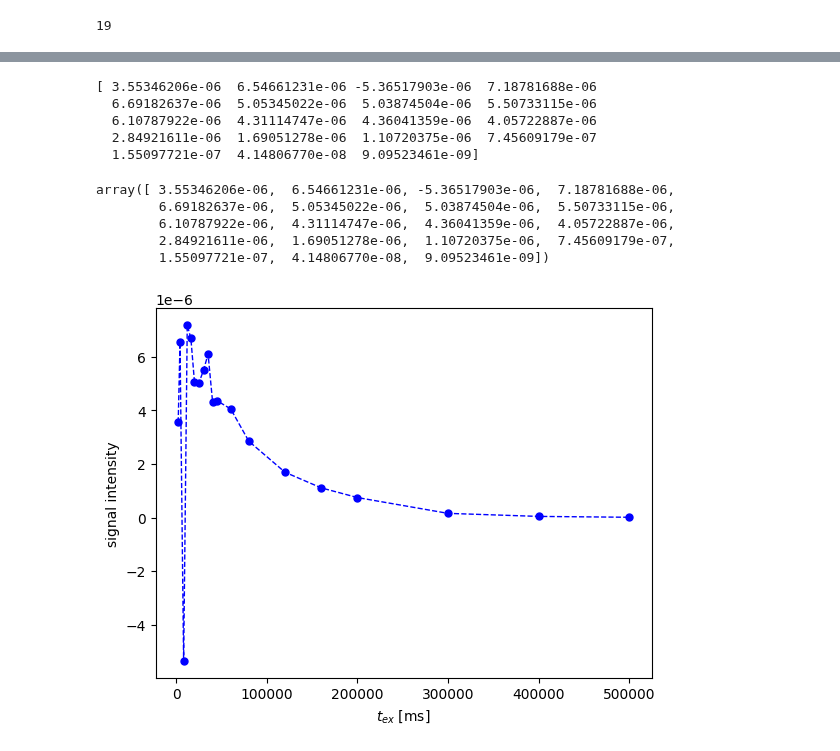
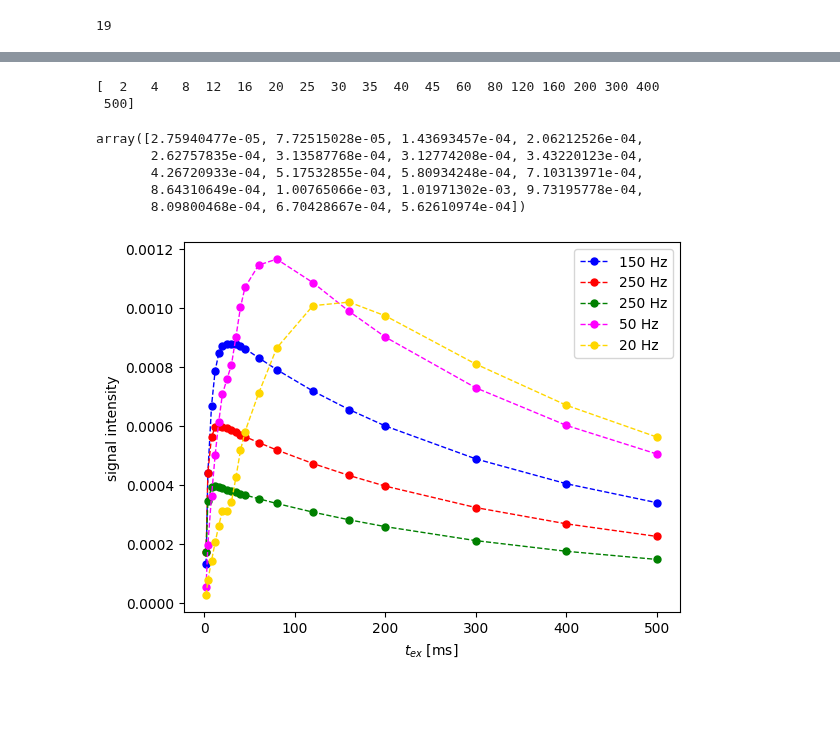
Before and after one commit to dantona02/optim, a Jupyter notebook: extime_variation.ipynb, the cells around one changed output, grey strips where cells are left out. Saved outputs shown, nothing was run; the diff lists cells and outputs as text; code cells hidden in the pictures; blank space fills up the shorter version.

```diff
--- a/extime_variation.ipynb
+++ b/extime_variation.ipynb
@@ -131,36 +108,63 @@ t_ex, signal = run_variation(seq_path_on,
 # %%
 fig, ax = plt.subplots(dpi=100)
+
+print(t_ex)
 
 signal_150Hz = np.array([0.00013354, 0.00044124, 0.00066779, 0.00078715, 0.00084597,
                   0.00087244, 0.0008787,  0.00087796, 0.00087633, 0.00087088,
                   0.00086204, 0.00083122, 0.00079111, 0.0007186,  0.00065583,
                   0.00060029, 0.00048881, 0.00040469, 0.00034043])
 
-#np.array([0.002, 0.004, 0.008, 0.012, 0.016, 0.02, 0.025, 0.03, 0.035, 0.04, 0.045, 0.06, 0.08, 0.12, 0.16, 0.2, 0.3, 0.4, 0.5])
-print(signal)
-plt.plot(t_ex * 1000, signal, 'o--', c='blue', linewidth=1, markersize=5)
+signal_250Hz = np.array([0.00017487, 0.00044258, 0.00056329, 0.00059603, 0.00060117,
+       0.00059853, 0.00059204, 0.00058523, 0.00057833, 0.00057129,
+       0.00056425, 0.00054425, 0.00051907, 0.0004732 , 0.00043265,
+       0.00039669, 0.00032401, 0.00026891, 0.00022631])
+
+signal_350Hz = np.array([0.000173  , 0.00034654, 0.00039254, 0.00039635, 0.00039344,
+       0.00038971, 0.00038494, 0.00038026, 0.00037563, 0.00037113,
+       0.00036674, 0.00035399, 0.0003379 , 0.00030856, 0.00028257,
+       0.00025948, 0.00021209, 0.00017603, 0.00014835])
+
+signal_50Hz = np.array([5.66542009e-05, 1.98969945e-04, 3.62091850e-04, 5.00945400e-04,
+       6.14694640e-04, 7.07435456e-04, 7.58401808e-04, 8.06872603e-04,
+       9.02773680e-04, 1.00214488e-03, 1.06985044e-03, 1.14501373e-03,
+       1.16525459e-03, 1.08563643e-03, 9.88359694e-04, 9.01324668e-04,
+       7.29315178e-04, 6.02169542e-04, 5.05260895e-04])
+
+signal_20Hz = np.array([2.75940477e-05, 7.72515028e-05, 1.43693457e-04, 2.06212526e-04,
+       2.62757835e-04, 3.13587768e-04, 3.12774208e-04, 3.43220123e-04,
+       4.26720933e-04, 5.17532855e-04, 5.80934248e-04, 7.10313971e-04,
+       8.64310649e-04, 1.00765066e-03, 1.01971302e-03, 9.73195778e-04,
+       8.09800468e-04, 6.70428667e-04, 5.62610974e-04])
+
+t_exc = np.array([0.002, 0.004, 0.008, 0.012, 0.016, 0.02, 0.025, 0.03, 0.035, 0.04, 0.045, 0.06, 0.08, 0.12, 0.16, 0.2, 0.3, 0.4, 0.5])
+
+plt.plot(t_exc * 1000, signal_150Hz, 'o--', c='blue', linewidth=1, markersize=5, label='150 Hz')
+plt.plot(t_exc * 1000, signal_250Hz, 'o--', c='red', linewidth=1, markersize=5, label='250 Hz')
+plt.plot(t_exc * 1000, signal_350Hz, 'o--', c='green', linewidth=1, markersize=5, label='250 Hz')
+plt.plot(t_exc * 1000, signal_50Hz, 'o--', c='fuchsia', linewidth=1, markersize=5, label='50 Hz')
+plt.plot(t_exc * 1000, signal_20Hz, 'o--', c='gold', linewidth=1, markersize=5, label='20 Hz')
+# plt.plot(t_exc * 1000, signal_350Hz, 'o--', c='green', linewidth=1, markersize=5, label='250 Hz')
 # plt.axhline(torch.max(signal).item(), color='blue', linewidth=.8)
 # plt.axvline(30, color='blue', linewidth=.8)
 # plt.text(30, plt.ylim()[0] - 0.0001, f"{30} ms",
 #          color='blue', ha='center', va='top', fontsize=8)
 ax.set_ylabel('signal intensity')
 ax.set_xlabel(r'$t_{ex}$ [ms]')
+ax.legend()
 # plt.xlim(0, 65)
 # plt.ylim(0.0, 0.0082)
 
 
-# plt.savefig("signal_plot_zoom.png", dpi=300, bbox_inches='tight')
+plt.savefig("signal_plot_kex.png", dpi=300, bbox_inches='tight')
 
 signal
 # %% [output]
-[ 3.55346206e-06  6.54661231e-06 -5.36517903e-06  7.18781688e-06
-  6.69182637e-06  5.05345022e-06  5.03874504e-06  5.50733115e-06
-  6.10787922e-06  4.31114747e-06  4.36041359e-06  4.05722887e-06
-  2.84921611e-06  1.69051278e-06  1.10720375e-06  7.45609179e-07
-  1.55097721e-07  4.14806770e-08  9.09523461e-09]
+[  2   4   8  12  16  20  25  30  35  40  45  60  80 120 160 200 300 400
+ 500]
-array([ 3.55346206e-06,  6.54661231e-06, -5.36517903e-06,  7.18781688e-06,
-        6.69182637e-06,  5.05345022e-06,  5.03874504e-06,  5.50733115e-06,
-        6.10787922e-06,  4.31114747e-06,  4.36041359e-06,  4.05722887e-06,
-        2.84921611e-06,  1.69051278e-06,  1.10720375e-06,  7.45609179e-07,
-        1.55097721e-07,  4.14806770e-08,  9.09523461e-09])
+array([2.75940477e-05, 7.72515028e-05, 1.43693457e-04, 2.06212526e-04,
+       2.62757835e-04, 3.13587768e-04, 3.12774208e-04, 3.43220123e-04,
+       4.26720933e-04, 5.17532855e-04, 5.80934248e-04, 7.10313971e-04,
+       8.64310649e-04, 1.00765066e-03, 1.01971302e-03, 9.73195778e-04,
+       8.09800468e-04, 6.70428667e-04, 5.62610974e-04])
-[figure, old version]
+[figure, new version]
```
Also changed, not shown: parts of 4 cells of this notebook, 2 other files.
